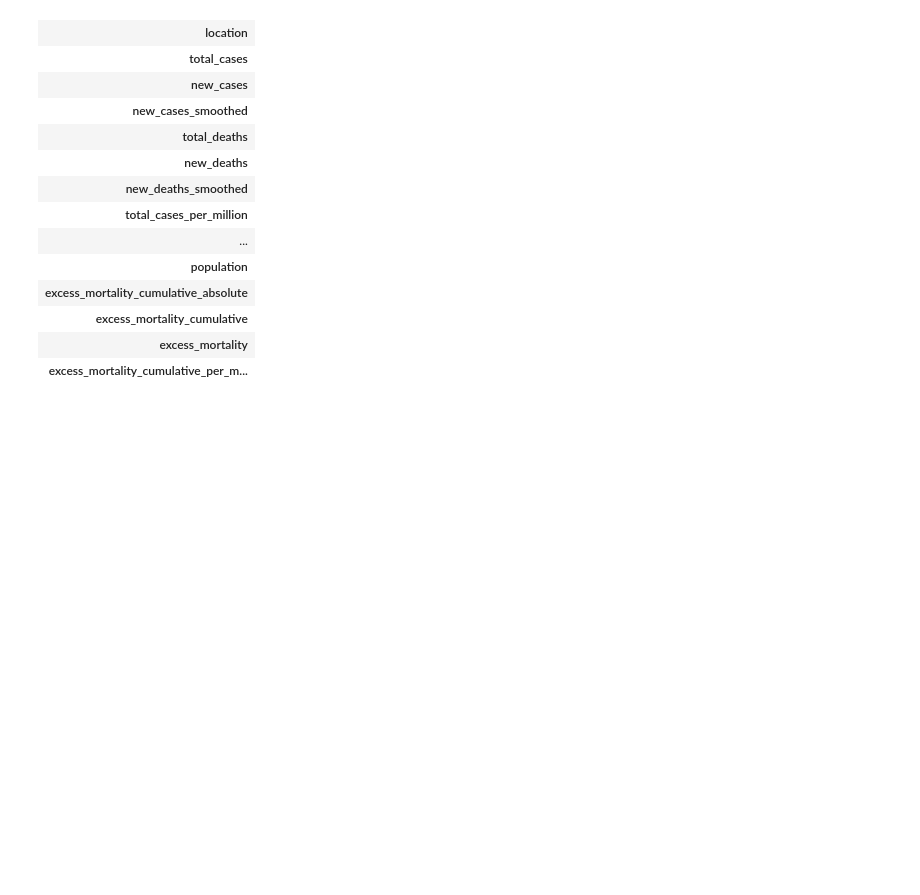
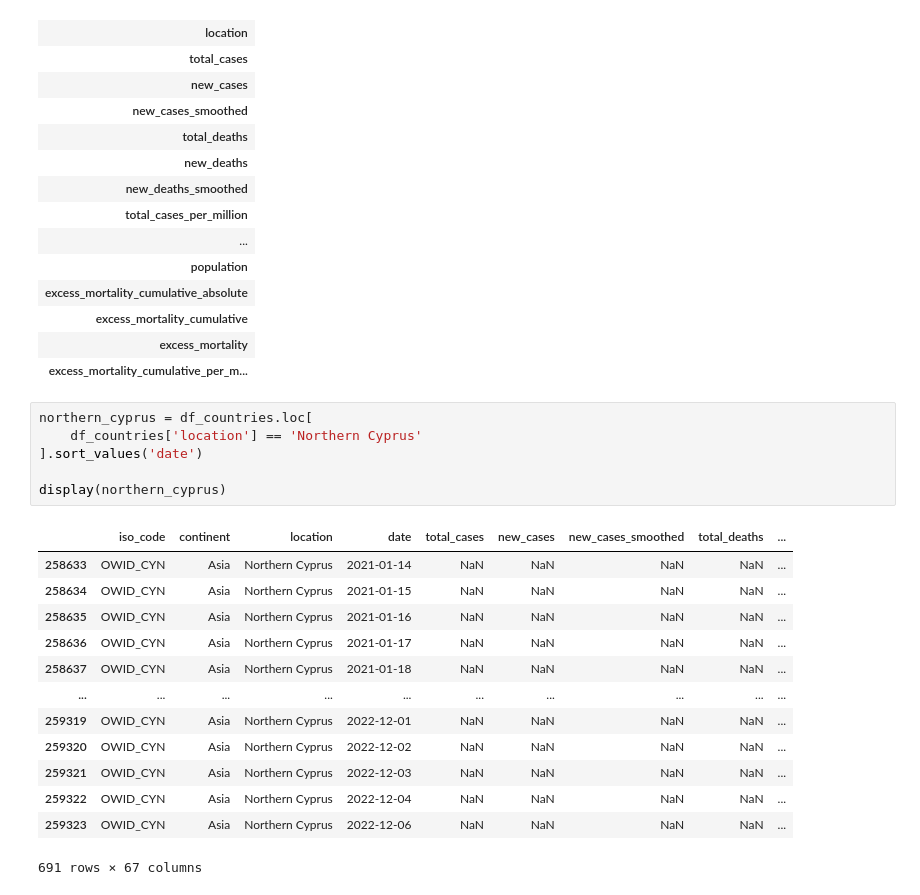
Before and after one commit to nazlican-engineer/CoronaVirusProject, a Jupyter notebook: covid_analysis.ipynb, the cells around one changed output. Drawn from its saved outputs; the diff is of its cells as text; blank space fills up the shorter version.

```diff
--- a/covid_analysis.ipynb
+++ b/covid_analysis.ipynb
@@ -663,3 +663,23 @@ Bulunan satır sayısı: 0
 | excess_mortality_cumulative |
 | excess_mortality |
 | excess_mortality_cumulative_per_m... |
+# %%
+northern_cyprus = df_countries.loc[
+    df_countries['location'] == 'Northern Cyprus'
+].sort_values('date')
+
+display(northern_cyprus)
+# %% [output]
+|  | iso_code | continent | location | date | total_cases | new_cases | new_cases_smoothed | total_deaths | ... |
+| 258633 | OWID_CYN | Asia | Northern Cyprus | 2021-01-14 | NaN | NaN | NaN | NaN | ... |
+| 258634 | OWID_CYN | Asia | Northern Cyprus | 2021-01-15 | NaN | NaN | NaN | NaN | ... |
+| 258635 | OWID_CYN | Asia | Northern Cyprus | 2021-01-16 | NaN | NaN | NaN | NaN | ... |
+| 258636 | OWID_CYN | Asia | Northern Cyprus | 2021-01-17 | NaN | NaN | NaN | NaN | ... |
+| 258637 | OWID_CYN | Asia | Northern Cyprus | 2021-01-18 | NaN | NaN | NaN | NaN | ... |
+| ... | ... | ... | ... | ... | ... | ... | ... | ... | ... |
+| 259319 | OWID_CYN | Asia | Northern Cyprus | 2022-12-01 | NaN | NaN | NaN | NaN | ... |
+| 259320 | OWID_CYN | Asia | Northern Cyprus | 2022-12-02 | NaN | NaN | NaN | NaN | ... |
+| 259321 | OWID_CYN | Asia | Northern Cyprus | 2022-12-03 | NaN | NaN | NaN | NaN | ... |
+| 259322 | OWID_CYN | Asia | Northern Cyprus | 2022-12-04 | NaN | NaN | NaN | NaN | ... |
+| 259323 | OWID_CYN | Asia | Northern Cyprus | 2022-12-06 | NaN | NaN | NaN | NaN | ... |
+691 rows × 67 columns
```
Also changed, not shown: parts of 7 cells of this notebook.
